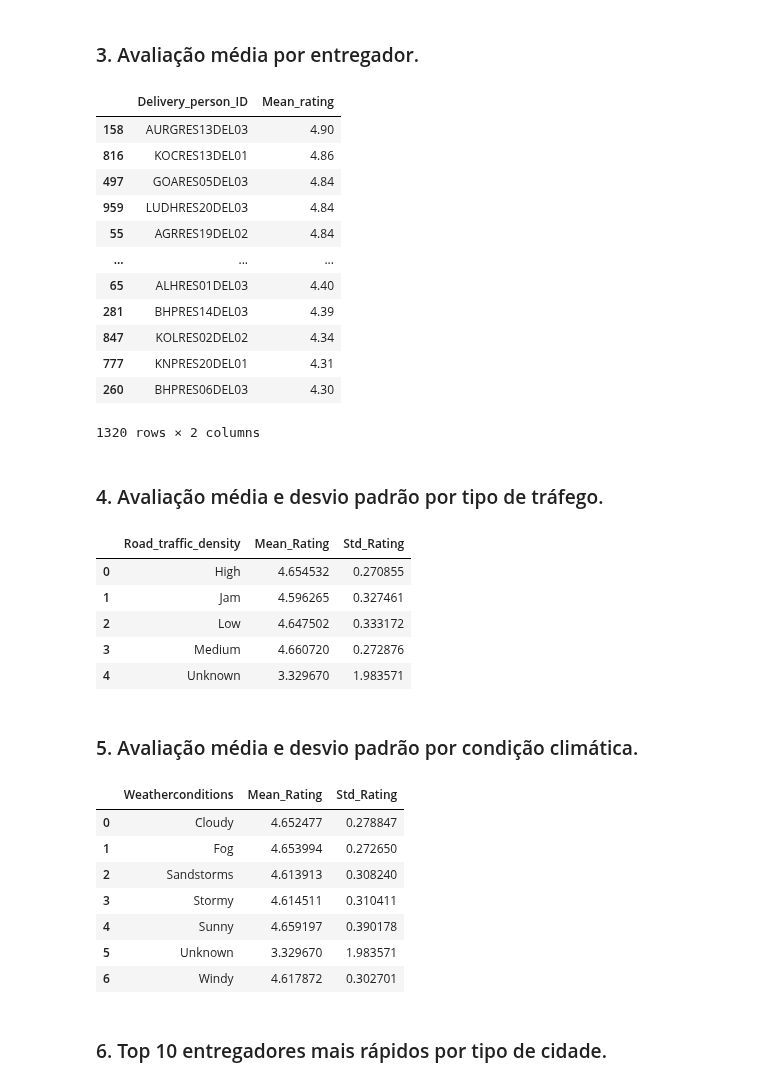
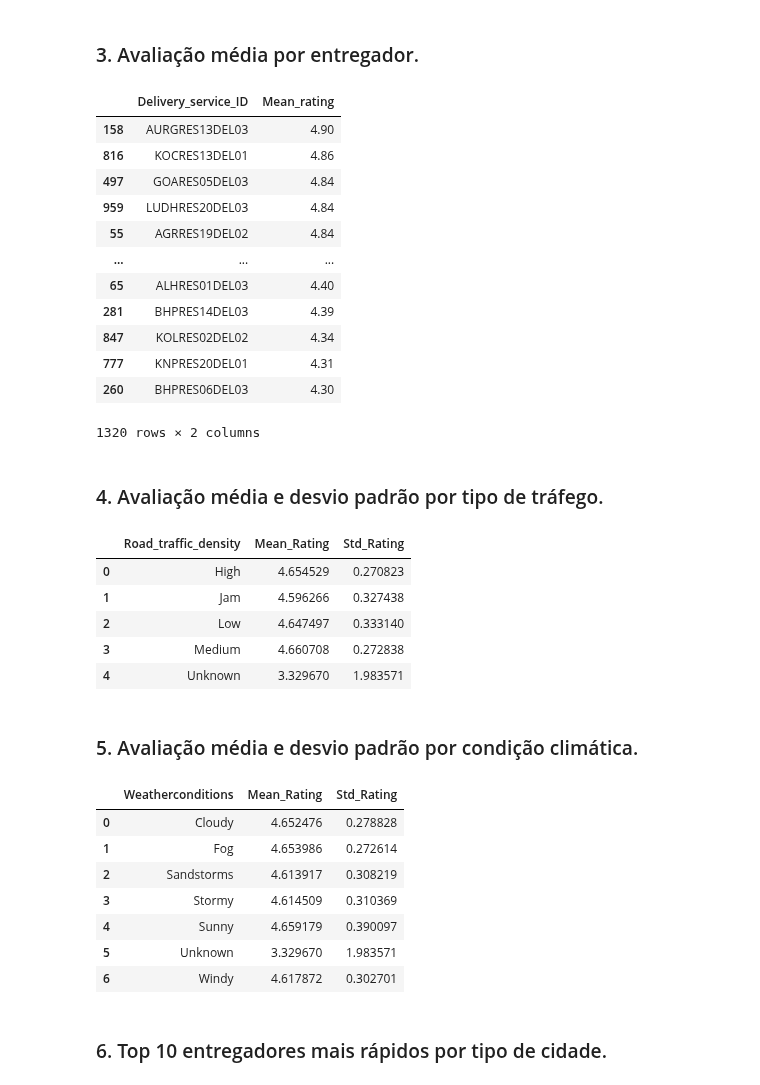
Before and after one commit to luc457x/CDS-PA, a Jupyter notebook: notebook.ipynb, the cells around one changed output. Drawn from its saved outputs; the diff is of its cells as text; code cells hidden in the pictures.

```diff
--- a/notebook.ipynb
+++ b/notebook.ipynb
@@ -232,4 +259,4 @@ df_clear["multiple_deliveries"] = df_clear["multiple_deliveries"].fillna(0)
 # %% [markdown]
 A ordem das colunas sera reorganizada para melhor vizualização.
 # %%
-df_clear = df_clear[["ID", "Delivery_person_ID", "Delivery_person_Age", "Delivery_person_Ratings", "Type_of_order", "Time_Ordered", "Time_Order_picked", "Time_Order_delivered", "Time_taken(min)", "multiple_deliveries", "Type_of_vehicle", "Vehicle_condition", "City", "Road_traffic_density", "Weatherconditions", "Festival", "Restaurant_location", "Delivery_location"]]
+df_clear = df_clear[["ID", "Delivery_person_ID", "Delivery_person_Age", "Delivery_person_Ratings", "Type_of_order", "Time_Ordered", "Time_Order_picked", "Time_Order_delivered", "Time_taken(min)", "Type_of_vehicle", "Vehicle_condition", "City", "Road_traffic_density", "Weatherconditions", "Festival", "Restaurant_location", "Delivery_location"]]
@@ -337,6 +360,6 @@ Portanto será tratado como "ID único" e não "entregador único".
 # %%
-# Get the size of the unique values in the column Delivery_person_ID
-len(df_clear["Delivery_person_ID"].unique())
+df_clear.rename(columns={"Delivery_person_ID": "Delivery_service_ID"}, inplace=True)
+len(df_clear["Delivery_service_ID"].unique())
 # %% [output]
 1320
 # %% [markdown]
@@ -878,8 +901,8 @@ Visualização de métricas da empresa.
 ### 1. Quantidades de pedido por dia.
 # %%
 # Agrupar pedidos por dias
-df_work["Day_Ordered"] = pd.to_datetime(df_clear["Time_Ordered"]).dt.date
-df = df_work[["ID", "Day_Ordered"]].groupby("Day_Ordered").count().reset_index()
+df_clear["Day_Ordered"] = pd.to_datetime(df_clear["Time_Ordered"]).dt.date
+df = df_clear[["ID", "Day_Ordered"]].groupby("Day_Ordered").count().reset_index()
 df = df[["Day_Ordered", "ID"]].pivot_table(index="Day_Ordered", aggfunc="sum").reset_index()
 # %%
 # Desenhar gráfico de barras
@@ -892,8 +915,8 @@ fig.show()
 ### 2. Quantidade de pedidos por semana.
 # %%
 # Agrupar dias em semanas do ano
-df_work["Week_Ordered"] = pd.to_datetime(df_work["Day_Ordered"]).dt.strftime("%W").astype(int)
-df = df_work[["Week_Ordered", "ID"]].pivot_table(index="Week_Ordered", aggfunc="count").reset_index()
+df_clear["Week_Ordered"] = pd.to_datetime(df_clear["Day_Ordered"]).dt.strftime("%W").astype(int)
+df = df_clear[["Week_Ordered", "ID"]].pivot_table(index="Week_Ordered", aggfunc="count").reset_index()
 # Criar um DataFrame com todas as semanas do periodo
 all_weeks = pd.DataFrame({"Week_Ordered": range(6, 15)})
 # Mesclar com o DataFrame original
@@ -1057,11 +1080,11 @@ A melhor condição é 3 e a pior condição é 0, numa escala onde 0 = "muito r
 # %% [markdown]
 ### 3. Avaliação média por entregador.
 # %%
-delivery_rating_by_delivery_person = df_work[["Delivery_person_ID", "Delivery_person_Ratings"]].groupby("Delivery_person_ID").mean().reset_index().sort_values(by="Delivery_person_Ratings", ascending=False).rename(columns={"Delivery_person_Ratings": "Mean_rating"})
+delivery_rating_by_delivery_person = df_clear[["Delivery_service_ID", "Delivery_person_Ratings"]].groupby("Delivery_service_ID").mean().reset_index().sort_values(by="Delivery_person_Ratings", ascending=False).rename(columns={"Delivery_person_Ratings": "Mean_rating"})
 delivery_rating_by_delivery_person["Mean_rating"] = delivery_rating_by_delivery_person["Mean_rating"].round(2)
 delivery_rating_by_delivery_person
 # %% [output]
-|  | Delivery_person_ID | Mean_rating |
+|  | Delivery_service_ID | Mean_rating |
 | 158 | AURGRES13DEL03 | 4.90 |
 | 816 | KOCRES13DEL01 | 4.86 |
 | 497 | GOARES05DEL03 | 4.84 |
@@ -1077,31 +1100,31 @@ delivery_rating_by_delivery_person
 # %% [markdown]
 ### 4. Avaliação média e desvio padrão por tipo de tráfego.
 # %%
-delivery_rating_by_road_traffic = df_work[["Delivery_person_Ratings", "Road_traffic_density"]].groupby("Road_traffic_density").agg({"Delivery_person_Ratings": ["mean", "std"]})
+delivery_rating_by_road_traffic = df_clear[["Delivery_person_Ratings", "Road_traffic_density"]].groupby("Road_traffic_density").agg({"Delivery_person_Ratings": ["mean", "std"]})
 delivery_rating_by_road_traffic.columns = ["Mean_Rating", "Std_Rating"]
 delivery_rating_by_road_traffic.reset_index(inplace=True)
 delivery_rating_by_road_traffic
 # %% [output]
 |  | Road_traffic_density | Mean_Rating | Std_Rating |
-| 0 | High | 4.654532 | 0.270855 |
-| 1 | Jam | 4.596265 | 0.327461 |
-| 2 | Low | 4.647502 | 0.333172 |
-| 3 | Medium | 4.660720 | 0.272876 |
+| 0 | High | 4.654529 | 0.270823 |
+| 1 | Jam | 4.596266 | 0.327438 |
+| 2 | Low | 4.647497 | 0.333140 |
+| 3 | Medium | 4.660708 | 0.272838 |
 | 4 | Unknown | 3.329670 | 1.983571 |
 # %% [markdown]
 ### 5. Avaliação média e desvio padrão por condição climática.
 # %%
-delivery_rating_by_weatherconditions = df_work[["Delivery_person_Ratings", "Weatherconditions"]].groupby("Weatherconditions").agg({"Delivery_person_Ratings": ["mean", "std"]})
+delivery_rating_by_weatherconditions = df_clear[["Delivery_person_Ratings", "Weatherconditions"]].groupby("Weatherconditions").agg({"Delivery_person_Ratings": ["mean", "std"]})
 delivery_rating_by_weatherconditions.columns = ["Mean_Rating", "Std_Rating"]
 delivery_rating_by_weatherconditions.reset_index(inplace=True)
 delivery_rating_by_weatherconditions
 # %% [output]
 |  | Weatherconditions | Mean_Rating | Std_Rating |
-| 0 | Cloudy | 4.652477 | 0.278847 |
-| 1 | Fog | 4.653994 | 0.272650 |
-| 2 | Sandstorms | 4.613913 | 0.308240 |
-| 3 | Stormy | 4.614511 | 0.310411 |
-| 4 | Sunny | 4.659197 | 0.390178 |
+| 0 | Cloudy | 4.652476 | 0.278828 |
+| 1 | Fog | 4.653986 | 0.272614 |
+| 2 | Sandstorms | 4.613917 | 0.308219 |
+| 3 | Stormy | 4.614509 | 0.310369 |
+| 4 | Sunny | 4.659179 | 0.390097 |
 | 5 | Unknown | 3.329670 | 1.983571 |
 | 6 | Windy | 4.617872 | 0.302701 |
 # %% [markdown]
```
Also changed, not shown: parts of 66 cells of this notebook, 6 other files.
